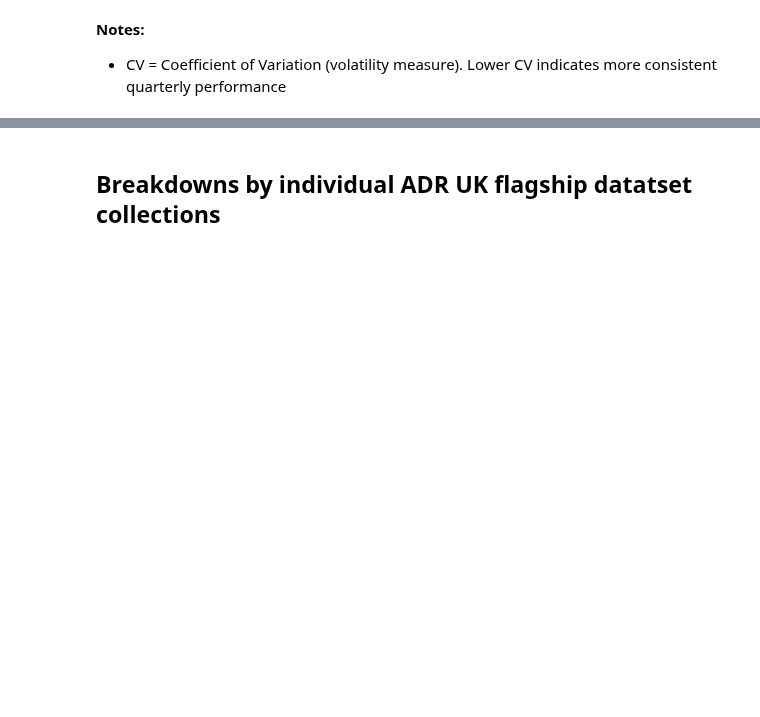
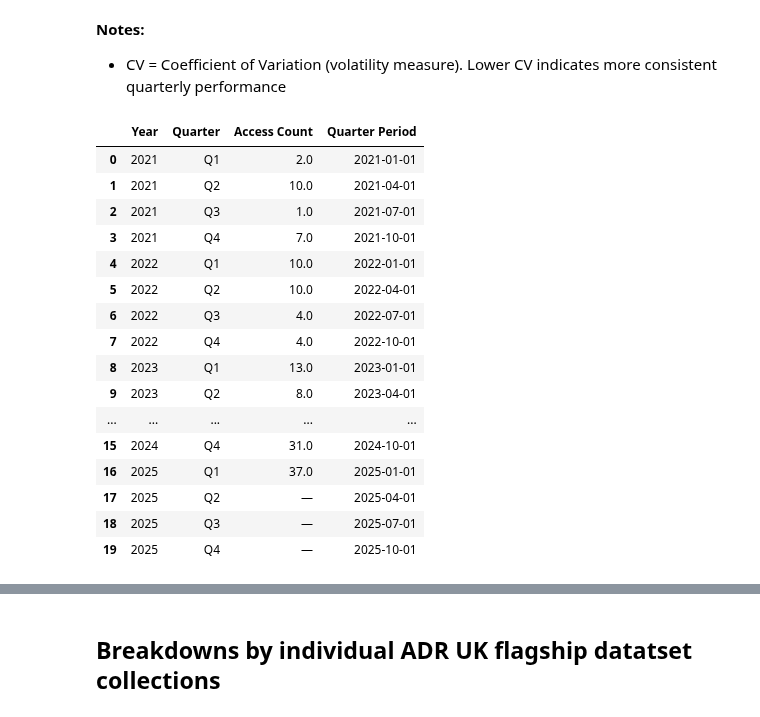
Before and after one commit to balintstewart77/ADR_DEA_project, a Jupyter notebook: analysis/DEA_projects_analysis.ipynb, the cells around one changed output, grey strips where cells are left out. Drawn from its saved outputs; the diff is of its cells as text; code cells hidden in the pictures; blank space fills up the shorter version.

```diff
--- a/analysis/DEA_projects_analysis.ipynb
+++ b/analysis/DEA_projects_analysis.ipynb
@@ -975,3 +975,42 @@ This figure summarises the rising demand for ADR England flagship datasets throu
 # %% [markdown]
 **Notes:**
 - CV = Coefficient of Variation (volatility measure). Lower CV indicates more consistent quarterly performance
+# %%
+quarterly_pivot.index.name = 'Year'
+quarterly_pivot = quarterly_pivot.reset_index()
+
+quarterly_long = quarterly_pivot.melt(
+    id_vars='Year',
+    value_vars=['Q1', 'Q2', 'Q3', 'Q4'],
+    var_name='Quarter',
+    value_name='Access Count'
+).dropna(subset=['Access Count'])
+
+# Create quarterly timestamps (optional, but useful for plotting)
+quarterly_long['Quarter Period'] = pd.PeriodIndex(
+    quarterly_long['Year'].astype(str) + quarterly_long['Quarter'],
+    freq='Q'
+).to_timestamp()
+
+# Sort chronologically
+quarterly_long = quarterly_long.sort_values('Quarter Period').reset_index(drop=True)
+# %%
+quarterly_long
+# %% [output]
+|  | Year | Quarter | Access Count | Quarter Period |
+| 0 | 2021 | Q1 | 2.0 | 2021-01-01 |
+| 1 | 2021 | Q2 | 10.0 | 2021-04-01 |
+| 2 | 2021 | Q3 | 1.0 | 2021-07-01 |
+| 3 | 2021 | Q4 | 7.0 | 2021-10-01 |
+| 4 | 2022 | Q1 | 10.0 | 2022-01-01 |
+| 5 | 2022 | Q2 | 10.0 | 2022-04-01 |
+| 6 | 2022 | Q3 | 4.0 | 2022-07-01 |
+| 7 | 2022 | Q4 | 4.0 | 2022-10-01 |
+| 8 | 2023 | Q1 | 13.0 | 2023-01-01 |
+| 9 | 2023 | Q2 | 8.0 | 2023-04-01 |
+| ... | ... | ... | ... | ... |
+| 15 | 2024 | Q4 | 31.0 | 2024-10-01 |
+| 16 | 2025 | Q1 | 37.0 | 2025-01-01 |
+| 17 | 2025 | Q2 | — | 2025-04-01 |
+| 18 | 2025 | Q3 | — | 2025-07-01 |
+| 19 | 2025 | Q4 | — | 2025-10-01 |
```
Also changed, not shown: parts of 4 cells of this notebook, 1 other file.
